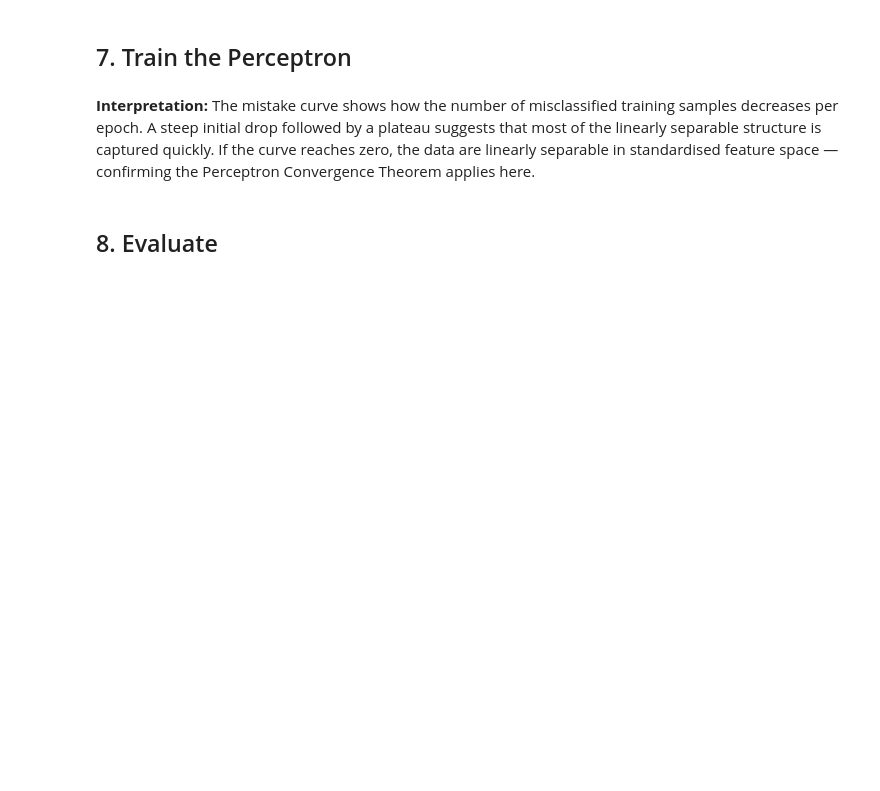
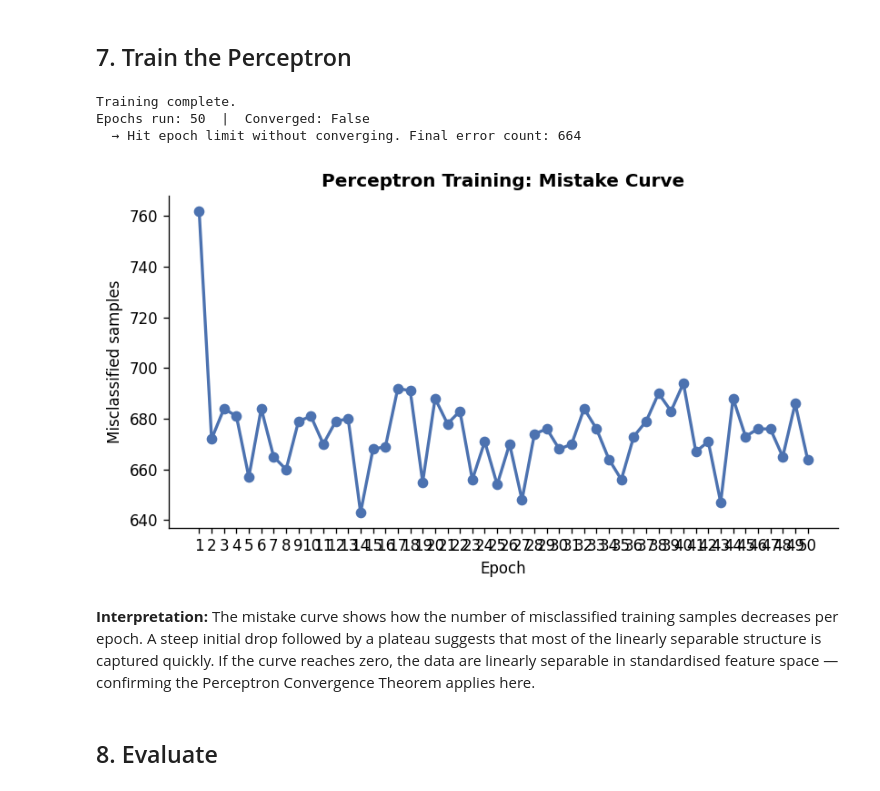
Before and after one commit to seyaul/cmor438-s2026-final-project, a Jupyter notebook: examples/Supervised Learning/Perceptron/perceptron_from_scratch.ipynb, the cells around one changed output. Cells and saved outputs as stored; diff of their text form; code cells hidden in the pictures; blank space fills up the shorter version.

Commit message:
quick unchecked updates to my perceptron nb, just running it all the way through so doesn't warrant pr

```diff
--- a/examples/Supervised Learning/Perceptron/perceptron_from_scratch.ipynb
+++ b/examples/Supervised Learning/Perceptron/perceptron_from_scratch.ipynb
@@ -256,25 +276,31 @@ perceptron = Perceptron(eta=0.1, epochs=50)
 perceptron.train(X_train_sc, y_train_perc)
 
 print(f"Training complete.")
-print(f"Converged in {len(perceptron.mistakes)} epoch(s) with errors.")
-if len(perceptron.mistakes) == 0:
-    print("  → Converged on the first pass (zero training errors from the start).")
+print(f"Epochs run: {perceptron.n_epochs_run_}  |  Converged: {perceptron.converged_}")
+if perceptron.converged_:
+    print("  → Reached zero training errors — data are linearly separable.")
 else:
-    print(f"  → Last recorded error count: {perceptron.mistakes[-1]}")
+    print(f"  → Hit epoch limit without converging. Final error count: {perceptron.mistakes_[-1]}")
+# %% [output]
+Training complete.
+Epochs run: 50  |  Converged: False
+  → Hit epoch limit without converging. Final error count: 664
 # %%
 # --- Plot mistake curve ---
-if perceptron.mistakes:
+if perceptron.mistakes_:
     fig, ax = plt.subplots(figsize=(7, 4))
-    ax.plot(range(1, len(perceptron.mistakes) + 1), perceptron.mistakes,
+    ax.plot(range(1, len(perceptron.mistakes_) + 1), perceptron.mistakes_,
             marker="o", linewidth=2, color="#4C72B0")
-    ax.set_xlabel("Epoch (with errors)")
+    ax.set_xlabel("Epoch")
     ax.set_ylabel("Misclassified samples")
     ax.set_title("Perceptron Training: Mistake Curve", fontweight="bold")
-    ax.set_xticks(range(1, len(perceptron.mistakes) + 1))
+    ax.set_xticks(range(1, len(perceptron.mistakes_) + 1))
     plt.tight_layout()
     plt.show()
 else:
     print("No mistake curve to plot — model converged before the first epoch completed.")
+# %% [output]
+[figure, added]
 # %% [markdown]
 **Interpretation:** The mistake curve shows how the number of misclassified training samples decreases per epoch. A steep initial drop followed by a plateau suggests that most of the linearly separable structure is captured quickly. If the curve reaches zero, the data are linearly separable in standardised feature space — confirming the Perceptron Convergence Theorem applies here.
 # %% [markdown]
```
Also changed, not shown: parts of 15 cells of this notebook.
